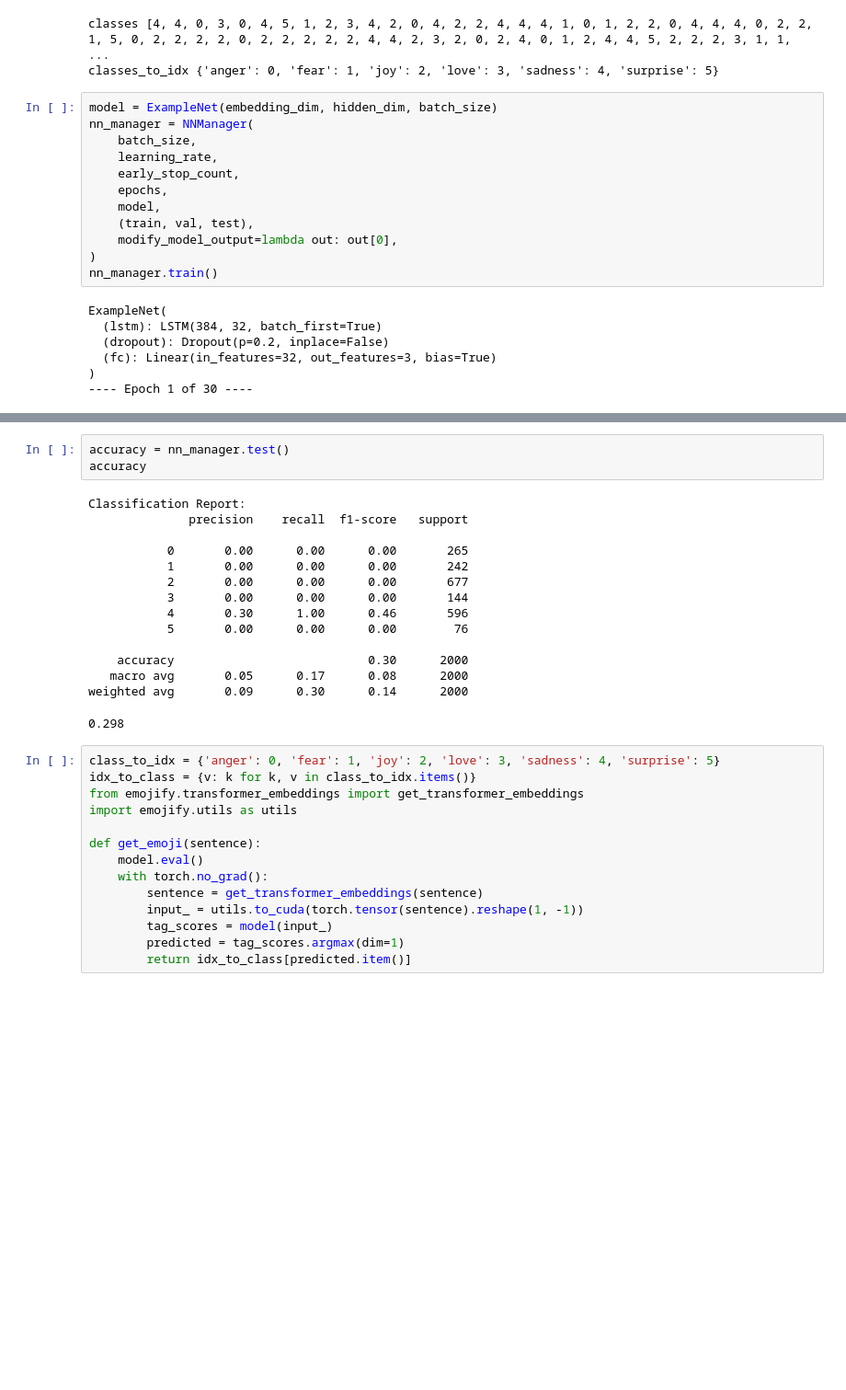
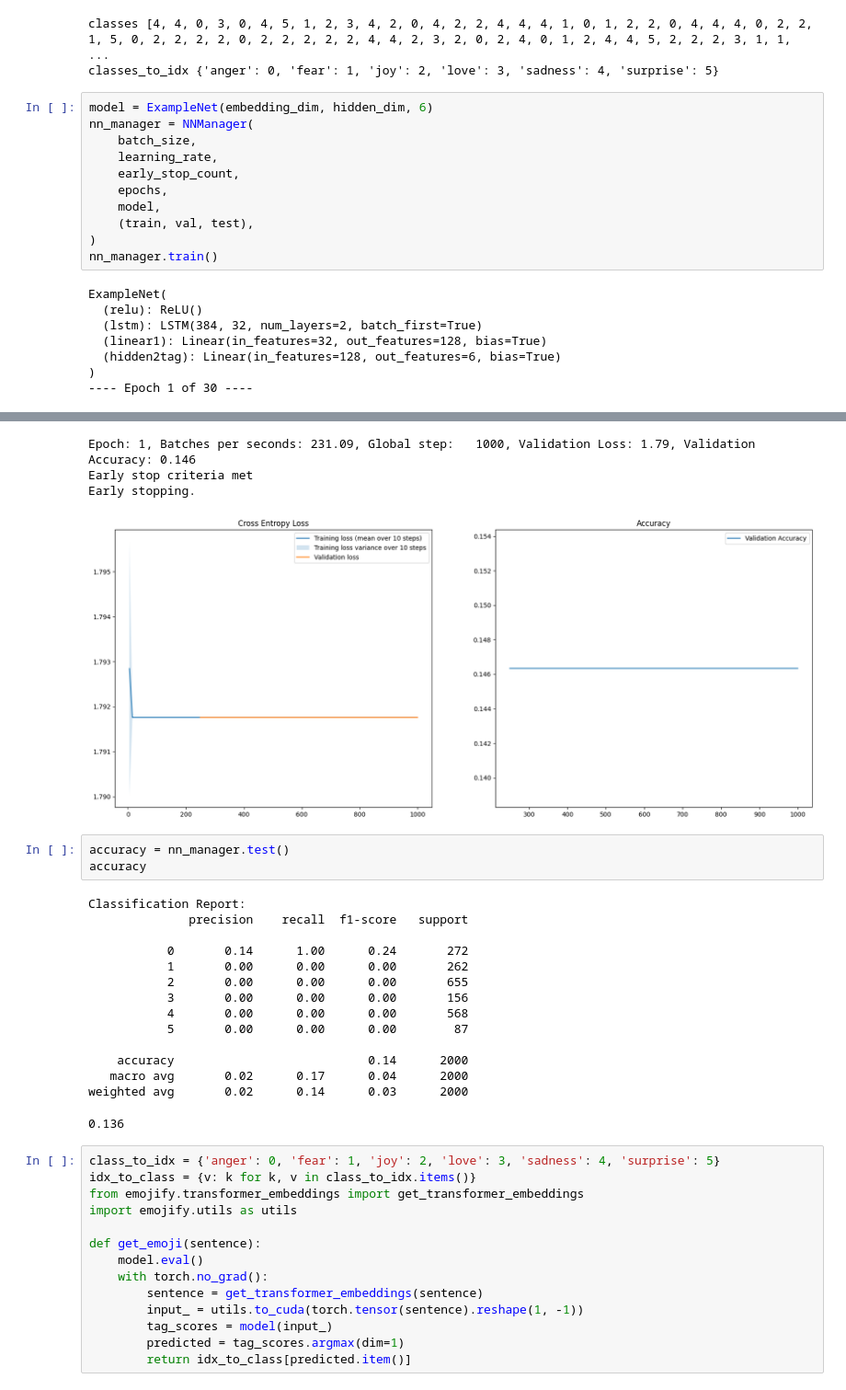
Before and after one commit to CogitoNTNU/emojify, a Jupyter notebook: transformer_embeddings.ipynb, the cells around one changed output, grey strips where cells are left out. Shown at 92% size. Saved outputs shown, nothing was run; the diff lists cells and outputs as text; blank space fills up the shorter version.

Commit message:
fix: revert to working model (although terrible)

```diff
--- a/transformer_embeddings.ipynb
+++ b/transformer_embeddings.ipynb
@@ -20,7 +22,7 @@ train, val, test = load_transformer_data(batch_size)
 classes [4, 4, 0, 3, 0, 4, 5, 1, 2, 3, 4, 2, 0, 4, 2, 2, 4, 4, 4, 1, 0, 1, 2, 2, 0, 4, 4, 4, 0, 2, 2, 1, 5, 0, 2, 2, 2, 2, 0, 2, 2, 2, 2, 2, 4, 4, 2, 3, 2, 0, 2, 4, 0, 1, 2, 4, 4, 5, 2, 2, 2, 3, 1, 1, ...
 classes_to_idx {'anger': 0, 'fear': 1, 'joy': 2, 'love': 3, 'sadness': 4, 'surprise': 5}
 # %%
-model = ExampleNet(embedding_dim, hidden_dim, batch_size)
+model = ExampleNet(embedding_dim, hidden_dim, 6)
 nn_manager = NNManager(
     batch_size,
     learning_rate,
@@ -28,13 +30,13 @@ nn_manager = NNManager(
     epochs,
     model,
     (train, val, test),
-    modify_model_output=lambda out: out[0],
 )
 nn_manager.train()
 # %% [output]
 ExampleNet(
-  (lstm): LSTM(384, 32, batch_first=True)
-  (dropout): Dropout(p=0.2, inplace=False)
-  (fc): Linear(in_features=32, out_features=3, bias=True)
+  (relu): ReLU()
+  (lstm): LSTM(384, 32, num_layers=2, batch_first=True)
+  (linear1): Linear(in_features=32, out_features=128, bias=True)
+  (hidden2tag): Linear(in_features=128, out_features=6, bias=True)
 )
 ---- Epoch 1 of 30 ----
@@ -42,3 +47,7 @@ TypeError: ExampleNet.forward() missing 1 required positional argument: 'hidden'
+Epoch: 1, Batches per seconds: 231.09, Global step:   1000, Validation Loss: 1.79, Validation Accuracy: 0.146
+Early stop criteria met
+Early stopping.
+[figure, added]
 # %%
 accuracy = nn_manager.test()
 accuracy
@@ -46,17 +55,17 @@ accuracy
 Classification Report:
               precision    recall  f1-score   support
 
-           0       0.00      0.00      0.00       265
-           1       0.00      0.00      0.00       242
-           2       0.00      0.00      0.00       677
-           3       0.00      0.00      0.00       144
-           4       0.30      1.00      0.46       596
-           5       0.00      0.00      0.00        76
+           0       0.14      1.00      0.24       272
+           1       0.00      0.00      0.00       262
+           2       0.00      0.00      0.00       655
+           3       0.00      0.00      0.00       156
+           4       0.00      0.00      0.00       568
+           5       0.00      0.00      0.00        87
 
-    accuracy                           0.30      2000
-   macro avg       0.05      0.17      0.08      2000
-weighted avg       0.09      0.30      0.14      2000
+    accuracy                           0.14      2000
+   macro avg       0.02      0.17      0.04      2000
+weighted avg       0.02      0.14      0.03      2000
-0.298
+0.136
 # %%
 class_to_idx = {'anger': 0, 'fear': 1, 'joy': 2, 'love': 3, 'sadness': 4, 'surprise': 5}
 idx_to_class = {v: k for k, v in class_to_idx.items()}
```
Also changed, not shown: parts of 5 cells of this notebook, 2 other files.
